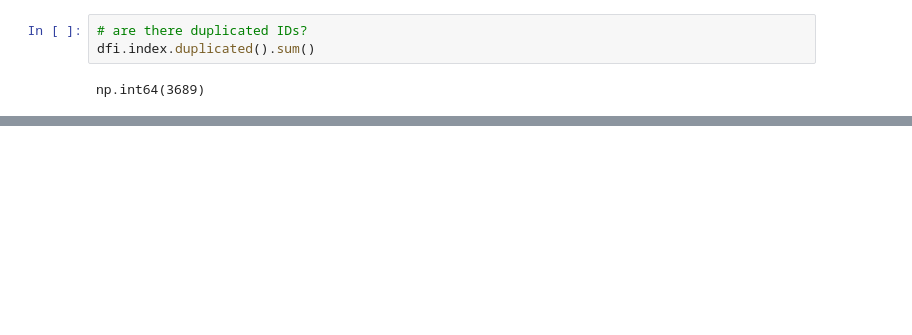
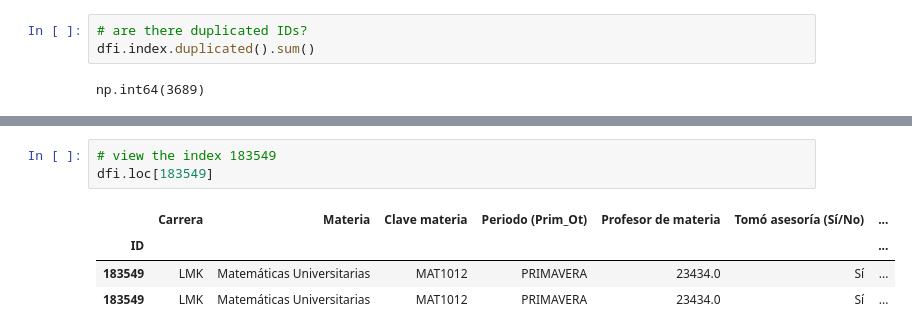
Before and after one commit to heritaco/CMAT, a Jupyter notebook: notebooks/02 Intento con Concentrado/Concentrado CMAT solo ve a los que fueron al CMAT.ipynb, the cells around one changed output, grey strips where cells are left out. Cells and saved outputs as stored; diff of their text form; blank space fills up the shorter version.

```diff
--- a/notebooks/01 Exploratory Data Analysis/notebook.ipynb
+++ b/notebooks/02 Intento con Concentrado/Concentrado CMAT solo ve a los que fueron al CMAT.ipynb
@@ -64,0 +68,8 @@ dfi[dfi.index.duplicated(keep=False)].sort_index()
+# %%
+# view the index 183549
+dfi.loc[183549]
+# %% [output]
+|  | Carrera | Materia | Clave materia | Periodo (Prim_Ot) | Profesor de materia | Tomó asesoría (Sí/No) | ... |
+| ID |  |  |  |  |  |  | ... |
+| 183549 | LMK | Matemáticas Universitarias | MAT1012 | PRIMAVERA | 23434.0 | Sí | ... |
+| 183549 | LMK | Matemáticas Universitarias | MAT1012 | PRIMAVERA | 23434.0 | Sí | ... |
```
Also changed, not shown: parts of 10 cells of this notebook, 29 other files.
